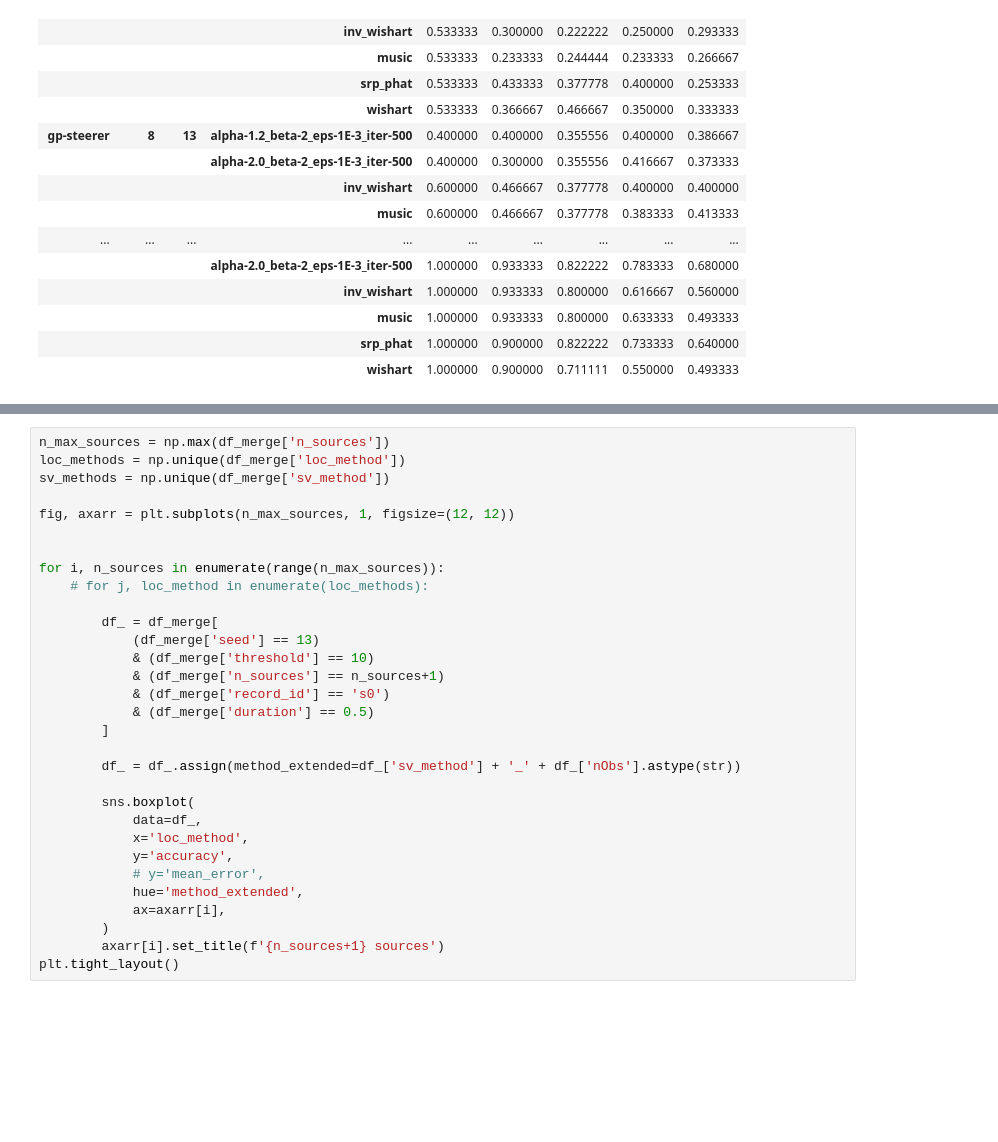
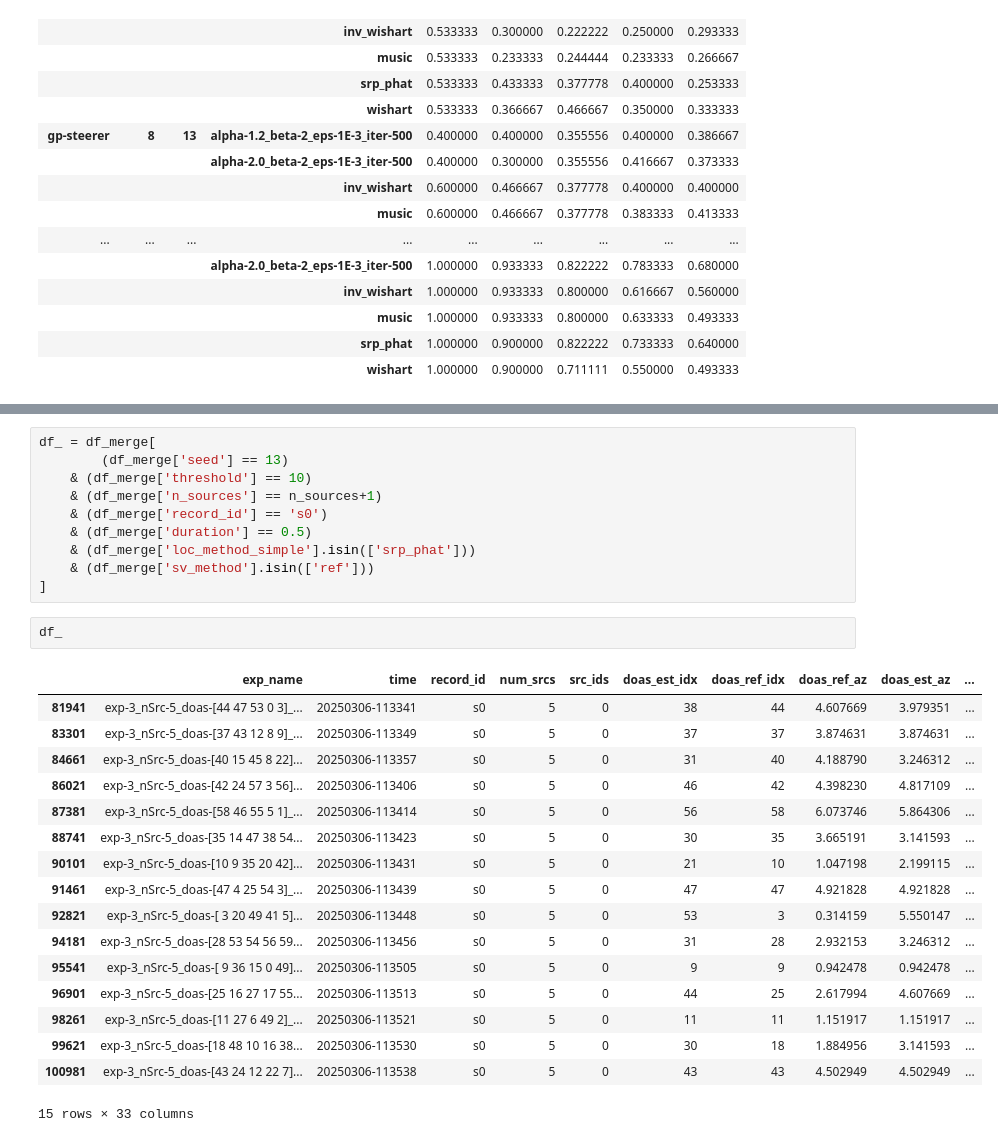
Before and after one commit to Chutlhu/shamans, a Jupyter notebook: analysize_results_exp3.ipynb, the cells around one changed output, grey strips where cells are left out. Saved outputs shown, nothing was run; the diff lists cells and outputs as text; blank space fills up the shorter version.

```diff
--- a/analysize_results_exp3.ipynb
+++ b/analysize_results_exp3.ipynb
@@ -133,31 +133,30 @@ plt.tight_layout()
-# %%
-n_max_sources = np.max(df_merge['n_sources'])
-loc_methods = np.unique(df_merge['loc_method'])
-sv_methods = np.unique(df_merge['sv_method'])
-
-fig, axarr = plt.subplots(n_max_sources, 1, figsize=(12, 12))
-
-
-for i, n_sources in enumerate(range(n_max_sources)):
-    # for j, loc_method in enumerate(loc_methods):
-
-        df_ = df_merge[
-            (df_merge['seed'] == 13)
-            & (df_merge['threshold'] == 10)
-            & (df_merge['n_sources'] == n_sources+1)
-            & (df_merge['record_id'] == 's0')
-            & (df_merge['duration'] == 0.5)
-        ]
-
-        df_ = df_.assign(method_extended=df_['sv_method'] + '_' + df_['nObs'].astype(str))
-
-        sns.boxplot(
-            data=df_,
-            x='loc_method',
-            y='accuracy',
-            # y='mean_error',
-            hue='method_extended',
-            ax=axarr[i],
-        )
-        axarr[i].set_title(f'{n_sources+1} sources')
-plt.tight_layout()
+# %%
+df_ = df_merge[
+        (df_merge['seed'] == 13)
+    & (df_merge['threshold'] == 10)
+    & (df_merge['n_sources'] == n_sources+1)
+    & (df_merge['record_id'] == 's0')
+    & (df_merge['duration'] == 0.5)
+    & (df_merge['loc_method_simple'].isin(['srp_phat']))
+    & (df_merge['sv_method'].isin(['ref']))
+]
+# %%
+df_
+# %% [output]
+|  | exp_name | time | record_id | num_srcs | src_ids | doas_est_idx | doas_ref_idx | doas_ref_az | doas_est_az | ... |
+| 81941 | exp-3_nSrc-5_doas-[44 47 53 0 3]_... | 20250306-113341 | s0 | 5 | 0 | 38 | 44 | 4.607669 | 3.979351 | ... |
+| 83301 | exp-3_nSrc-5_doas-[37 43 12 8 9]_... | 20250306-113349 | s0 | 5 | 0 | 37 | 37 | 3.874631 | 3.874631 | ... |
+| 84661 | exp-3_nSrc-5_doas-[40 15 45 8 22]... | 20250306-113357 | s0 | 5 | 0 | 31 | 40 | 4.188790 | 3.246312 | ... |
+| 86021 | exp-3_nSrc-5_doas-[42 24 57 3 56]... | 20250306-113406 | s0 | 5 | 0 | 46 | 42 | 4.398230 | 4.817109 | ... |
+| 87381 | exp-3_nSrc-5_doas-[58 46 55 5 1]_... | 20250306-113414 | s0 | 5 | 0 | 56 | 58 | 6.073746 | 5.864306 | ... |
+| 88741 | exp-3_nSrc-5_doas-[35 14 47 38 54... | 20250306-113423 | s0 | 5 | 0 | 30 | 35 | 3.665191 | 3.141593 | ... |
+| 90101 | exp-3_nSrc-5_doas-[10 9 35 20 42]... | 20250306-113431 | s0 | 5 | 0 | 21 | 10 | 1.047198 | 2.199115 | ... |
+| 91461 | exp-3_nSrc-5_doas-[47 4 25 54 3]_... | 20250306-113439 | s0 | 5 | 0 | 47 | 47 | 4.921828 | 4.921828 | ... |
+| 92821 | exp-3_nSrc-5_doas-[ 3 20 49 41 5]... | 20250306-113448 | s0 | 5 | 0 | 53 | 3 | 0.314159 | 5.550147 | ... |
+| 94181 | exp-3_nSrc-5_doas-[28 53 54 56 59... | 20250306-113456 | s0 | 5 | 0 | 31 | 28 | 2.932153 | 3.246312 | ... |
+| 95541 | exp-3_nSrc-5_doas-[ 9 36 15 0 49]... | 20250306-113505 | s0 | 5 | 0 | 9 | 9 | 0.942478 | 0.942478 | ... |
+| 96901 | exp-3_nSrc-5_doas-[25 16 27 17 55... | 20250306-113513 | s0 | 5 | 0 | 44 | 25 | 2.617994 | 4.607669 | ... |
+| 98261 | exp-3_nSrc-5_doas-[11 27 6 49 2]_... | 20250306-113521 | s0 | 5 | 0 | 11 | 11 | 1.151917 | 1.151917 | ... |
+| 99621 | exp-3_nSrc-5_doas-[18 48 10 16 38... | 20250306-113530 | s0 | 5 | 0 | 30 | 18 | 1.884956 | 3.141593 | ... |
+| 100981 | exp-3_nSrc-5_doas-[43 24 12 22 7]... | 20250306-113538 | s0 | 5 | 0 | 43 | 43 | 4.502949 | 4.502949 | ... |
+15 rows × 33 columns
```
Also changed, not shown: parts of 1 cell of this notebook, 6 other files.
